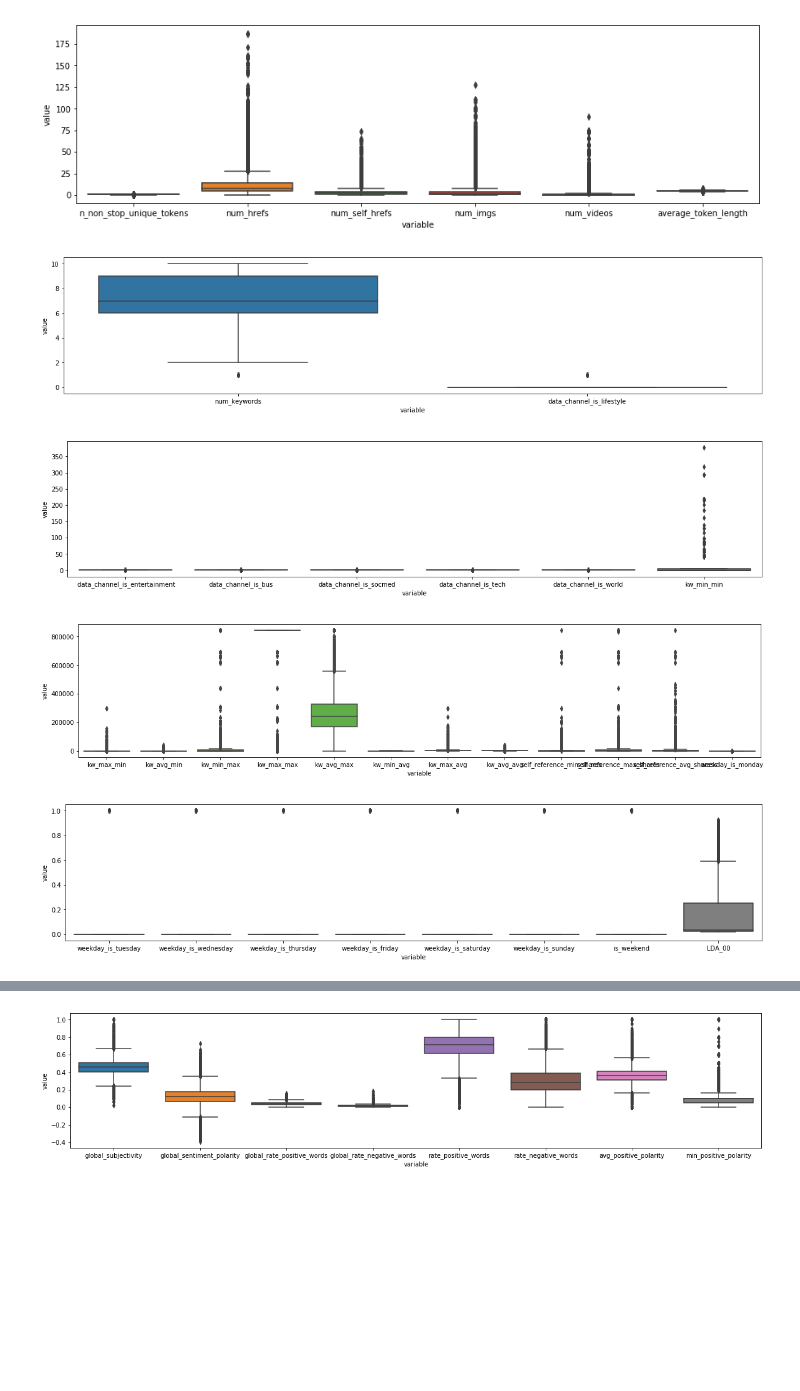
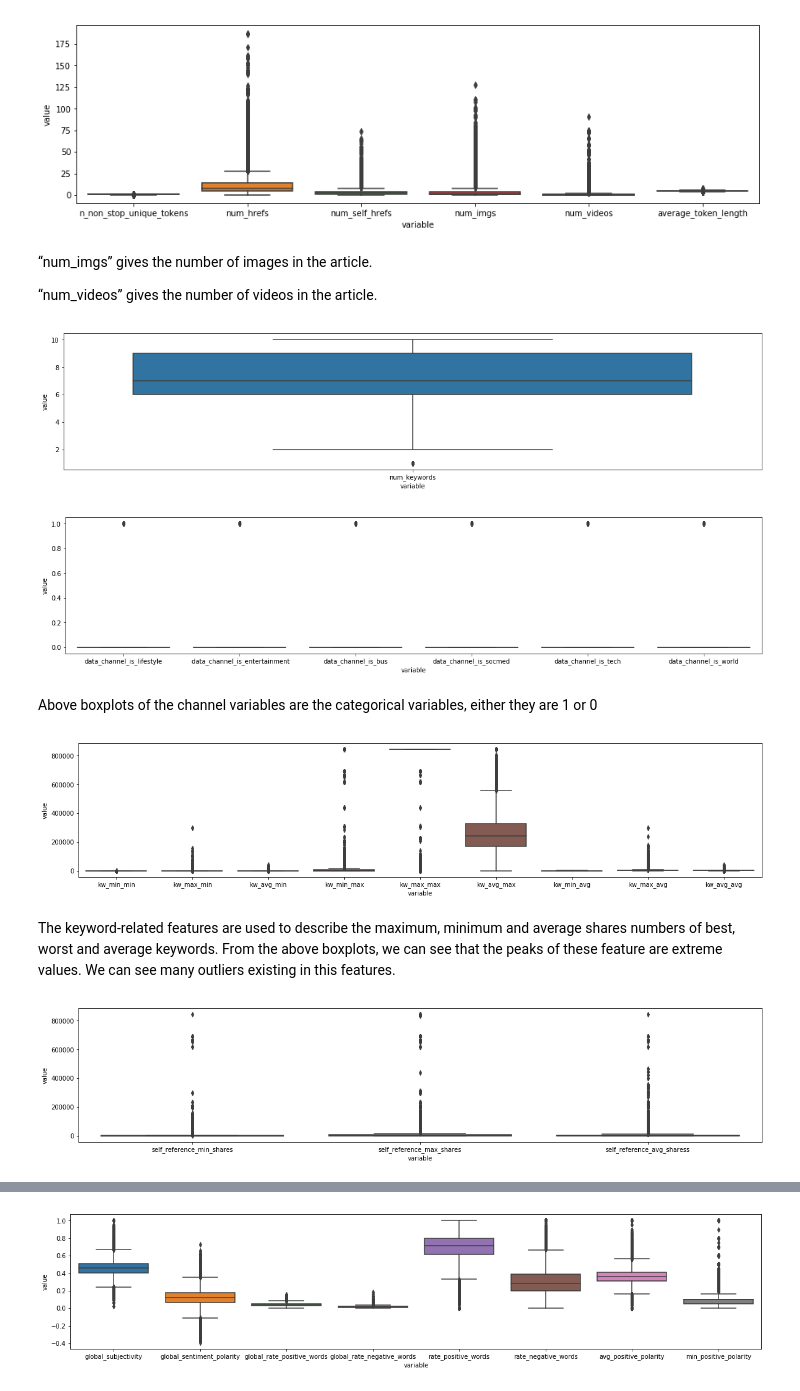
Before and after one commit to ilsravanthi/-Springboard-Assingments, a Jupyter notebook: news_popularity_data_story.ipynb, the cells around one changed output, grey strips where cells are left out. Cells and saved outputs as stored; diff of their text form; code cells hidden in the pictures; blank space fills up the shorter version.

```diff
--- a/news_popularity_data_story.ipynb
+++ b/news_popularity_data_story.ipynb
@@ -349,27 +356,36 @@ sns.boxplot(x="variable", y = "value", data=pd.melt( data.iloc[:,4:10]))
 plt.show()
 # %% [output]
 [figure]
+# %% [markdown]
+“num_imgs” gives the number of images in the article.
+
+“num_videos” gives the number of videos in the article.
 # %%
 fig, ax = plt.subplots(figsize=(20, 4))
-sns.boxplot(x="variable", y = "value", data=pd.melt( data.iloc[:,10:12]))
+sns.boxplot(x="variable", y = "value", data=pd.melt( data.iloc[:,10:11]))
 plt.show()
 # %% [output]
-[figure, old version]
+[figure, new version]
 # %%
 fig, ax = plt.subplots(figsize=(20, 4))
-sns.boxplot(x="variable", y = "value", data=pd.melt( data.iloc[:,12:18]))
+sns.boxplot(x="variable", y = "value", data=pd.melt( data.iloc[:,11:17]))
 plt.show()
 # %% [output]
-[figure, old version]
+[figure, new version]
+# %% [markdown]
+Above boxplots of the channel variables are the categorical variables, either they are 1 or 0
 # %%
 fig, ax = plt.subplots(figsize=(20, 4))
-sns.boxplot(x="variable", y = "value", data=pd.melt( data.iloc[:,18:30]))
+sns.boxplot(x="variable", y = "value", data=pd.melt( data.iloc[:,17:26]))
 plt.show()
 # %% [output]
-[figure, old version]
+[figure, new version]
+# %% [markdown]
+The keyword-related features are used to describe the maximum, minimum and average shares numbers of best, worst and average keywords. From the above boxplots, we can see that the peaks of these feature are  extreme values.
+We can see many outliers existing in this features.
 # %%
 fig, ax = plt.subplots(figsize=(20, 4))
-sns.boxplot(x="variable", y = "value", data=pd.melt( data.iloc[:,30:38]))
+sns.boxplot(x="variable", y = "value", data=pd.melt( data.iloc[:,26:29]))
 plt.show()
 # %% [output]
-[figure, old version]
+[figure, new version]
```
Also changed, not shown: parts of 30 cells of this notebook.
